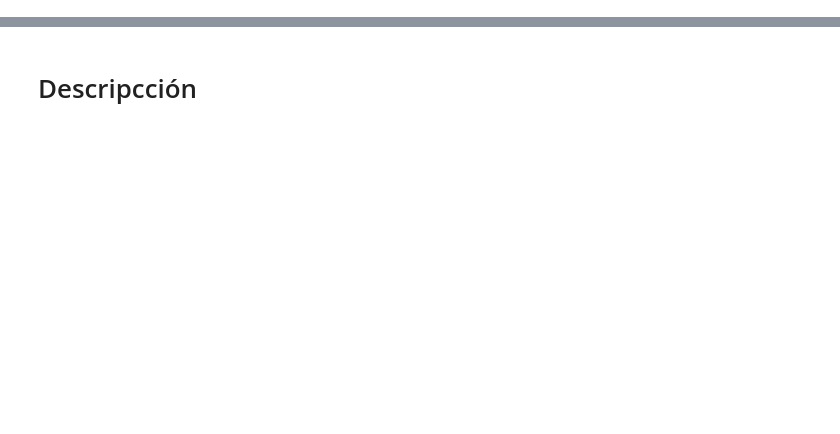
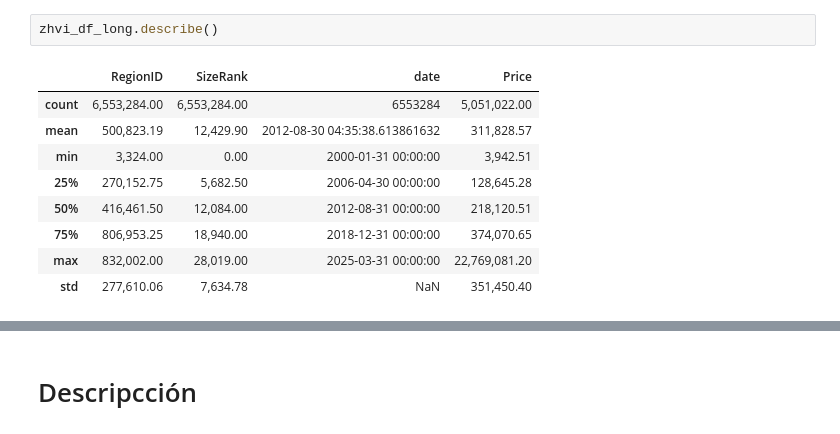
Before and after one commit to JavierFigueroa21/DataScience_KPI_Project, a Jupyter notebook: businesses.ipynb, the cells around one changed output, grey strips where cells are left out. Cells and saved outputs as stored; diff of their text form; blank space fills up the shorter version.

```diff
--- a/businesses.ipynb
+++ b/businesses.ipynb
@@ -12,0 +273,12 @@ FileNotFoundError: [Errno 2] No such file or directory: './resources/Crime_Data_
+# %%
+zhvi_df_long.describe()
+# %% [output]
+|  | RegionID | SizeRank | date | Price |
+| count | 6,553,284.00 | 6,553,284.00 | 6553284 | 5,051,022.00 |
+| mean | 500,823.19 | 12,429.90 | 2012-08-30 04:35:38.613861632 | 311,828.57 |
+| min | 3,324.00 | 0.00 | 2000-01-31 00:00:00 | 3,942.51 |
+| 25% | 270,152.75 | 5,682.50 | 2006-04-30 00:00:00 | 128,645.28 |
+| 50% | 416,461.50 | 12,084.00 | 2012-08-31 00:00:00 | 218,120.51 |
+| 75% | 806,953.25 | 18,940.00 | 2018-12-31 00:00:00 | 374,070.65 |
+| max | 832,002.00 | 28,019.00 | 2025-03-31 00:00:00 | 22,769,081.20 |
+| std | 277,610.06 | 7,634.78 | NaN | 351,450.40 |
```
Also changed, not shown: parts of 56 cells of this notebook.
